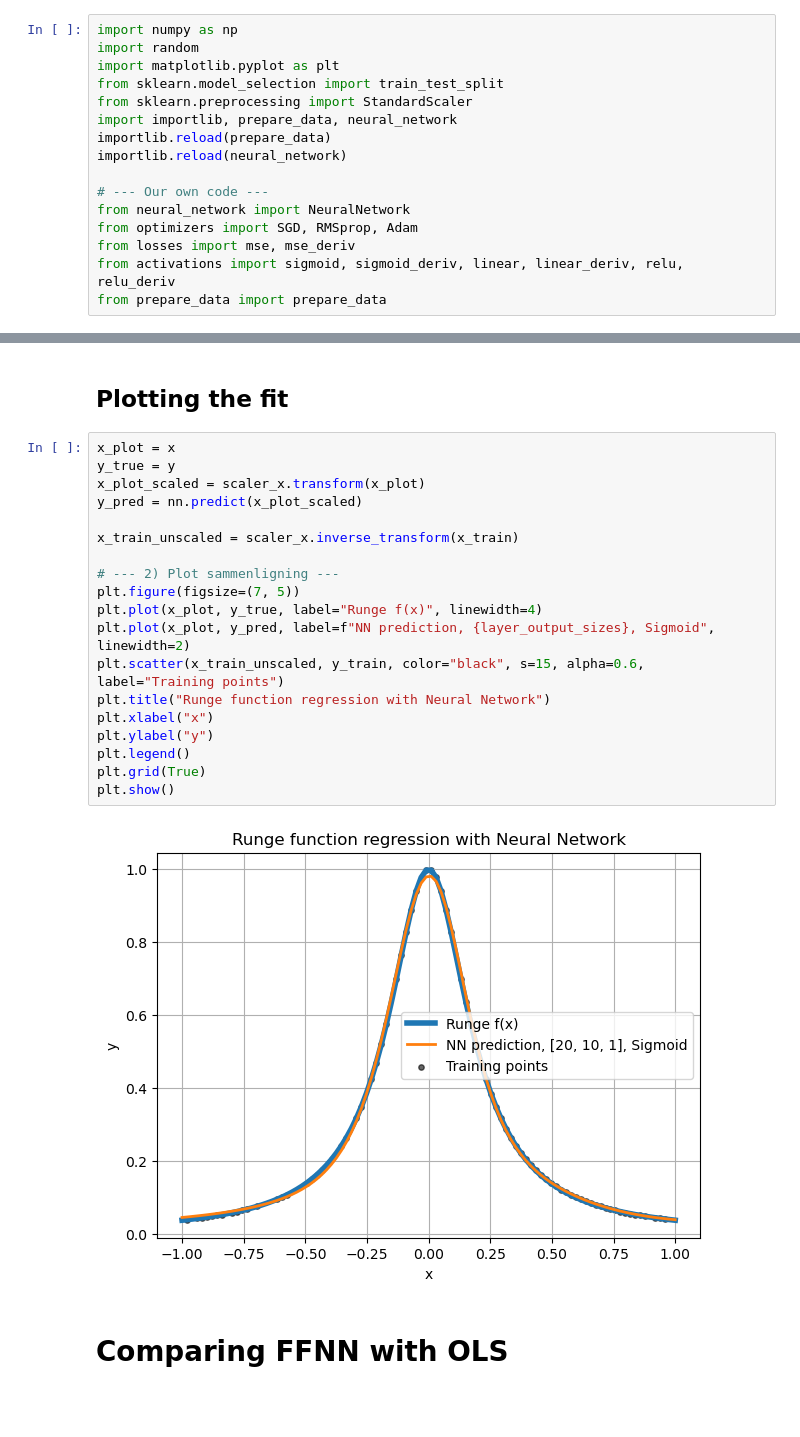
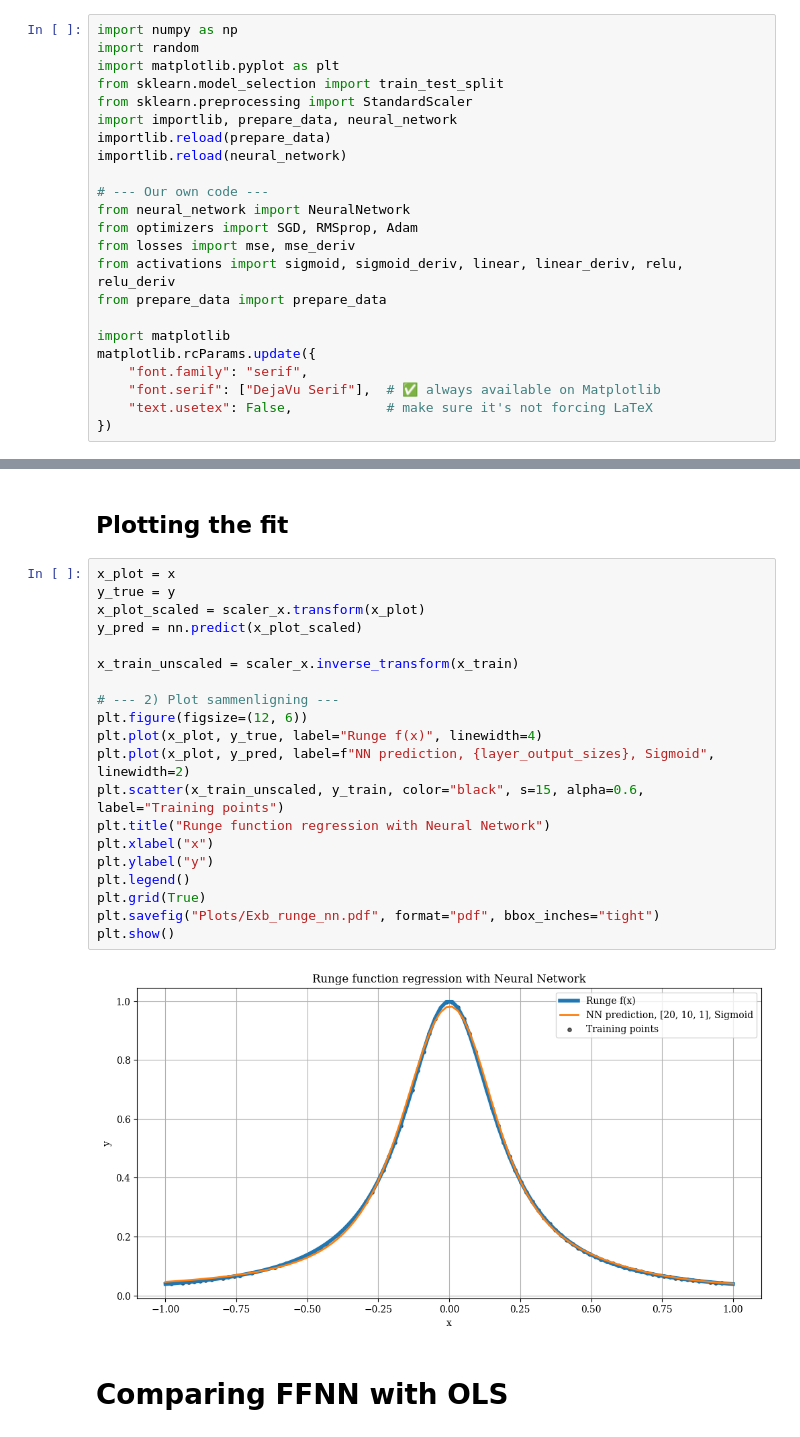
Before and after one commit to egil10/FYSSTK3155, a Jupyter notebook: PROJECT 2/Code/Exb.ipynb, the cells around one changed output, grey strips where cells are left out. Cells and saved outputs as stored; diff of their text form; blank space fills up the shorter version.

Commit message:
now added plotting and plots for Exbn and Exb

```diff
--- a/PROJECT 2/Code/Exb.ipynb
+++ b/PROJECT 2/Code/Exb.ipynb
@@ -55,6 +55,13 @@ from optimizers import SGD, RMSprop, Adam
 from losses import mse, mse_deriv
 from activations import sigmoid, sigmoid_deriv, linear, linear_deriv, relu, relu_deriv
 from prepare_data import prepare_data
+
+import matplotlib
+matplotlib.rcParams.update({
+    "font.family": "serif",
+    "font.serif": ["DejaVu Serif"],  # ✅ always available on Matplotlib
+    "text.usetex": False,            # make sure it's not forcing LaTeX
+})
 # %% [markdown]
 ## Prepare data
 # %%
@@ -104,24 +111,25 @@ Epoch 500 | train: 0.000055
 # %%
 x_plot = x
 y_true = y
 x_plot_scaled = scaler_x.transform(x_plot)
 y_pred = nn.predict(x_plot_scaled)
 
 x_train_unscaled = scaler_x.inverse_transform(x_train)
 
 # --- 2) Plot sammenligning ---
-plt.figure(figsize=(7, 5))
+plt.figure(figsize=(12, 6))
 plt.plot(x_plot, y_true, label="Runge f(x)", linewidth=4)
 plt.plot(x_plot, y_pred, label=f"NN prediction, {layer_output_sizes}, Sigmoid", linewidth=2)
 plt.scatter(x_train_unscaled, y_train, color="black", s=15, alpha=0.6, label="Training points")
 plt.title("Runge function regression with Neural Network")
 plt.xlabel("x")
 plt.ylabel("y")
 plt.legend()
 plt.grid(True)
+plt.savefig("Plots/Exb_runge_nn.pdf", format="pdf", bbox_inches="tight")
 plt.show()
 # %% [output]
-[figure, old version]
+[figure, new version]
 # %% [markdown]
 # Comparing FFNN with OLS
 # %% [markdown]
```
Also changed, not shown: parts of 7 cells of this notebook, 13 other files.
